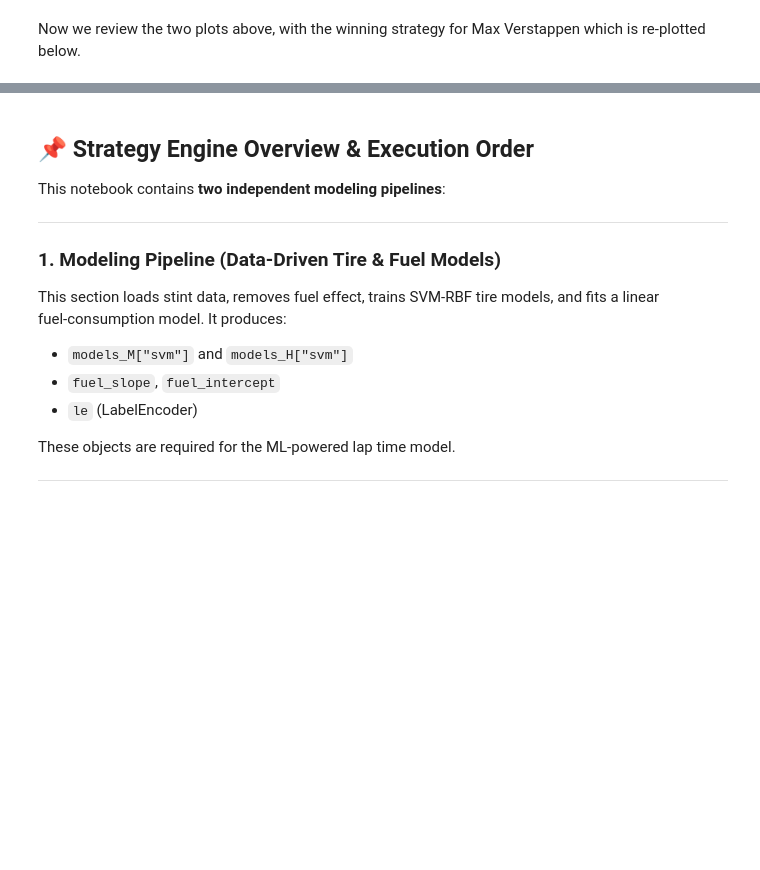
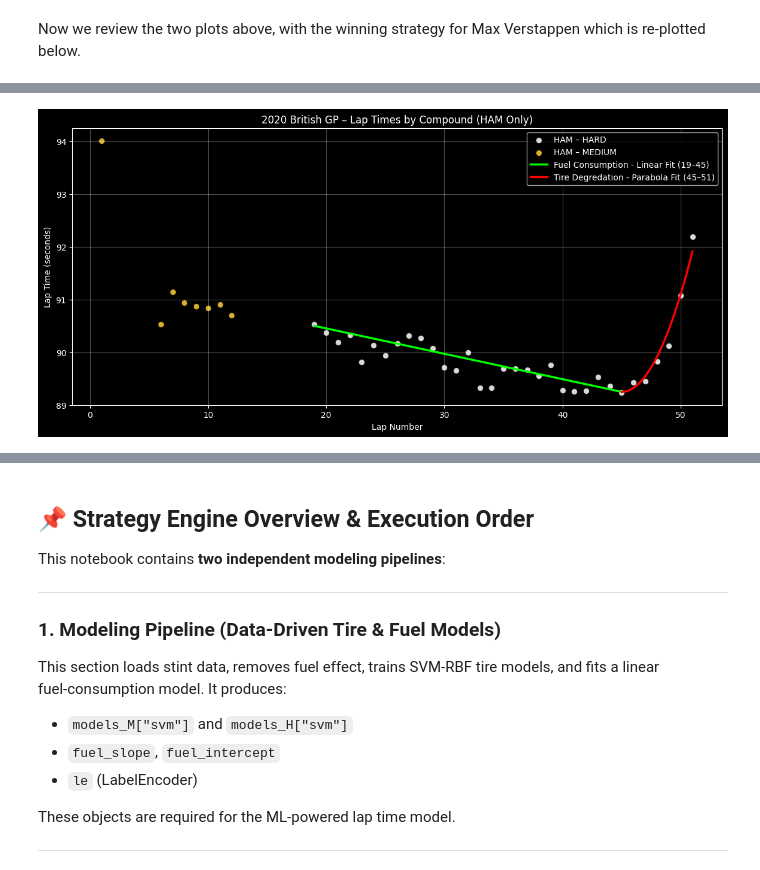
Before and after one commit to jeffreylgoode/f1-capstone-project, a Jupyter notebook: notebooks/f1.ipynb, the cells around one changed output, grey strips where cells are left out. Cells and saved outputs as stored; diff of their text form; code cells hidden in the pictures; blank space fills up the shorter version.

Commit message:
Added 2020 British GP showing HAM win, and the linear and parabolic lap time effects.

```diff
--- a/notebooks/f1.ipynb
+++ b/notebooks/f1.ipynb
@@ -989,0 +989,79 @@ Now generate the remaining strategies.
+# %%
+## let's plot lewis hamilton 2020 british grandprix
+
+import matplotlib.pyplot as plt
+plt.style.use("dark_background")
+
+import fastf1
+import fastf1.plotting
+import matplotlib.pyplot as plt
+import numpy as np
+import os
+
+session = fastf1.get_session(2020, 'British Grand Prix', 'R')
+session.load()
+
+
+driver_styles = {
+    "HAM": {"edgecolor": "black", "marker": "o"}
+}
+
+COMPOUND_COLORS = {
+    "SOFT": "#FF3333",
+    "MEDIUM": "#FFCC33",
+    "HARD": "#FFFFFF",
+    "INTERMEDIATE": "#39B54A",
+    "WET": "#00AEEF"
+}
+
+plt.figure(figsize=(14, 6))
+
+drv = "HAM"
+ham_drv_laps = session.laps.pick_drivers("HAM")
+#drv_laps = session.laps.pick_drivers(drv)
+
+#remove slow laps that skew the plot
+drv_laps = session.laps.pick_drivers(drv).pick_quicklaps()
+style = driver_styles[drv]
+
+for compound, comp_laps in drv_laps.groupby("Compound"):
+    plt.scatter(
+        comp_laps["LapNumber"],
+        comp_laps["LapTime"].dt.total_seconds(),
+        s=60,
+        color=COMPOUND_COLORS.get(compound.upper(), "gray"),
+        edgecolor=style["edgecolor"],
+        marker=style["marker"],
+        linewidth=1.2,
+        alpha=0.85,
+        label=f"{drv} – {compound}"
+    )
+
+# --- Add green line between (19, 90.5) and (45, 89.25) ---
+x_line = np.linspace(19, 45, 200)
+
+m = (89.25 - 90.5) / (45 - 19)  # slope
+b = 90.5 - m * 19  # intercept
+
+y_line = m * x_line + b
+
+plt.plot(x_line, y_line, color='lime', linewidth=2.5, label='Fuel Consumption - Linear Fit (19–45)')
+
+x_parabola = np.linspace(45, 51, 200)
+# --- Add updated parabola for laps 45–51 ---
+a = 0.074
+h = 45
+k = 89.25
+
+x_parabola = np.linspace(45, 51, 200)
+y_parabola = a * (x_parabola - h) ** 2 + k
+
+plt.plot(x_parabola, y_parabola, color='red', linewidth=2.5, label='Tire Degredation - Parabola Fit (45–51)')
+
+plt.xlabel("Lap Number")
+plt.ylabel("Lap Time (seconds)")
+plt.title("2020 British GP – Lap Times by Compound (HAM Only)")
+plt.grid(alpha=0.3)
+plt.legend()
+plt.show()
+# %% [output]
@@ -989,0 +1082 @@ Now generate the remaining strategies.
+[figure, added]
```
Also changed, not shown: parts of 19 cells of this notebook, 1 other file.
